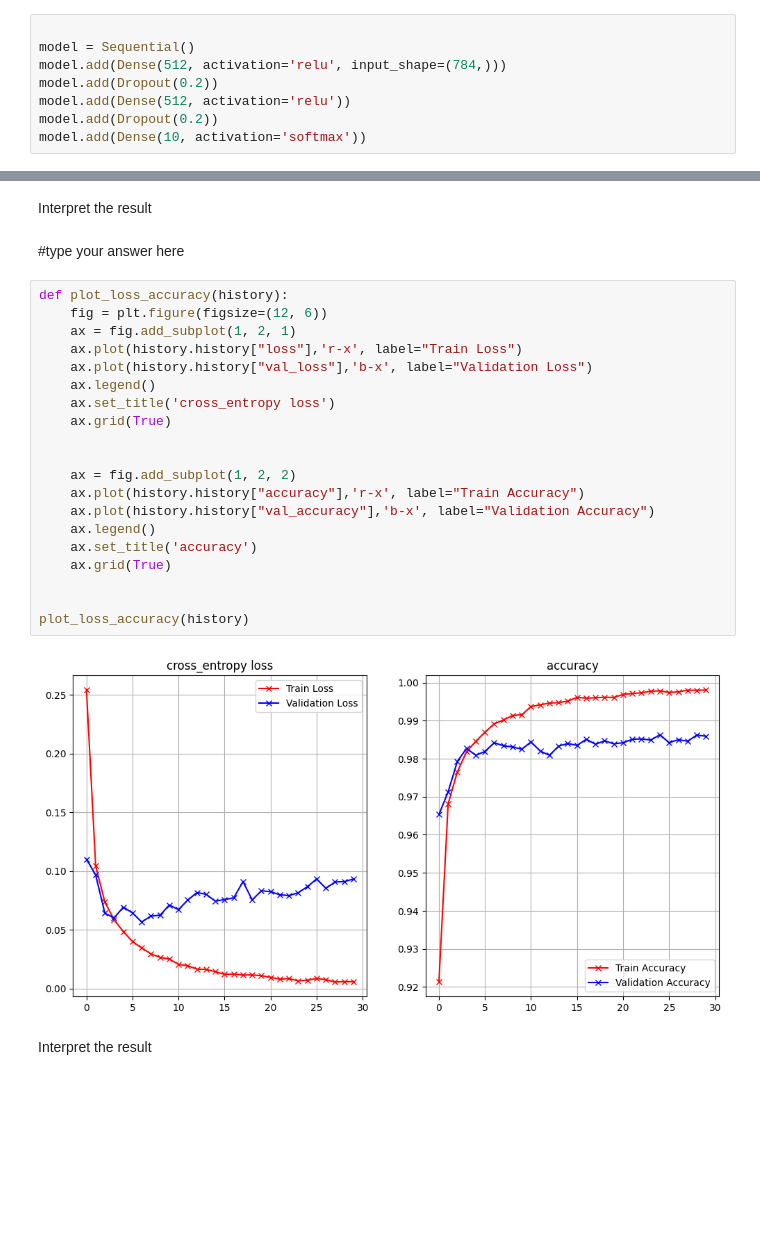
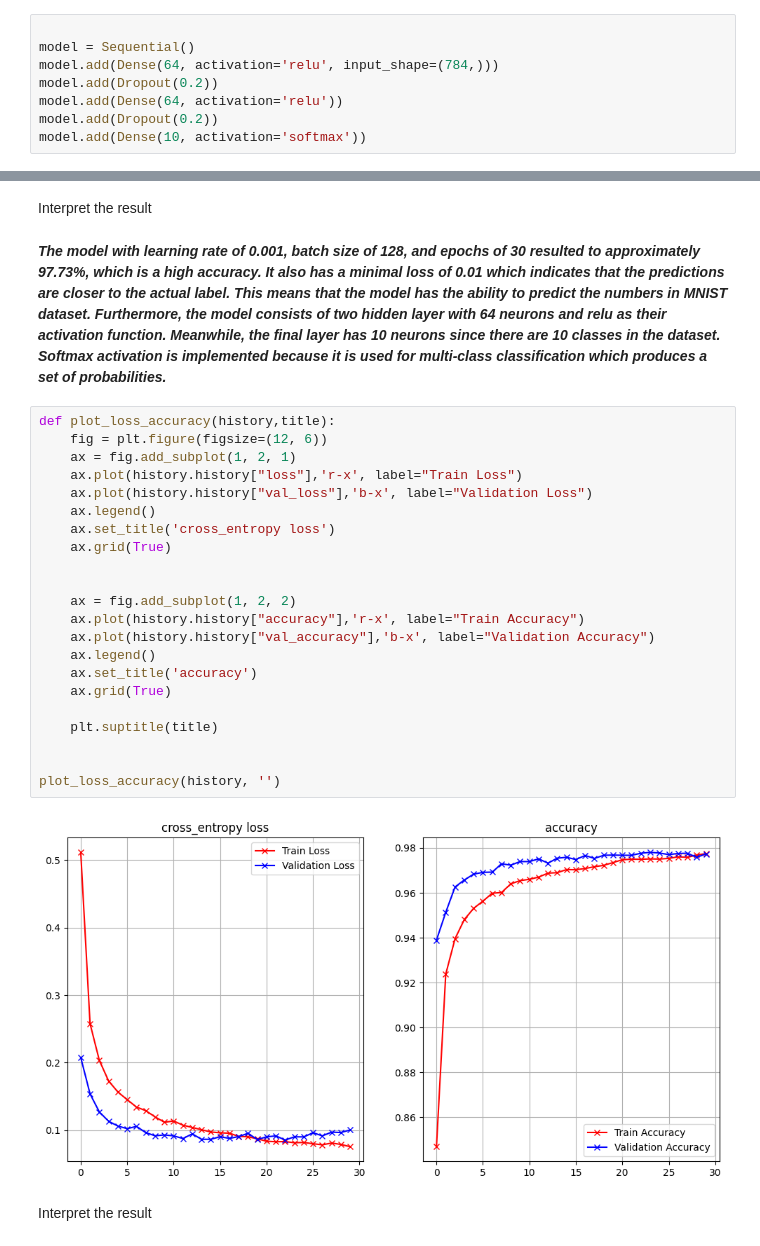
Before and after one commit to laelynette/CPE-313, a Jupyter notebook: Hands_on_Activity_1_3_Regularization.ipynb, the cells around one changed output, grey strips where cells are left out. Cells and saved outputs as stored; diff of their text form; blank space fills up the shorter version.

```diff
--- a/Hands_on_Activity_1_3_Regularization.ipynb
+++ b/Hands_on_Activity_1_3_Regularization.ipynb
@@ -118,8 +120,8 @@ array([0., 0., 0., 0., 0., 0., 0., 0., 1., 0.], dtype=float32)
 # %%
 
 model = Sequential()
-model.add(Dense(512, activation='relu', input_shape=(784,)))
+model.add(Dense(64, activation='relu', input_shape=(784,)))
 model.add(Dropout(0.2))
-model.add(Dense(512, activation='relu'))
+model.add(Dense(64, activation='relu'))
 model.add(Dropout(0.2))
 model.add(Dense(10, activation='softmax'))
@@ -192,29 +201,31 @@ Test accuracy: 0.9858999848365784
 # %% [markdown]
 Interpret the result
 # %% [markdown]
-#type your answer here
+***The model with learning rate of 0.001, batch size of 128, and epochs of 30 resulted to approximately 97.73%, which is a high accuracy. It also has a minimal loss of 0.01 which indicates that the predictions are closer to the actual label. This means that the model has the ability to predict the numbers in MNIST dataset. Furthermore, the model consists of two hidden layer with 64 neurons and relu as their activation function. Meanwhile, the final layer has 10 neurons since there are 10 classes in the dataset. Softmax activation is implemented because it is used for multi-class classification which produces a set of probabilities.***
 # %%
-def plot_loss_accuracy(history):
+def plot_loss_accuracy(history,title):
     fig = plt.figure(figsize=(12, 6))
     ax = fig.add_subplot(1, 2, 1)
     ax.plot(history.history["loss"],'r-x', label="Train Loss")
     ax.plot(history.history["val_loss"],'b-x', label="Validation Loss")
     ax.legend()
     ax.set_title('cross_entropy loss')
     ax.grid(True)
 
 
     ax = fig.add_subplot(1, 2, 2)
     ax.plot(history.history["accuracy"],'r-x', label="Train Accuracy")
     ax.plot(history.history["val_accuracy"],'b-x', label="Validation Accuracy")
     ax.legend()
     ax.set_title('accuracy')
     ax.grid(True)
 
+    plt.suptitle(title)
 
-plot_loss_accuracy(history)
+
+plot_loss_accuracy(history, '')
 # %% [output]
-[figure, old version]
+[figure, new version]
 # %% [markdown]
 Interpret the result
 # %% [markdown]
```
Also changed, not shown: parts of 36 cells of this notebook.
